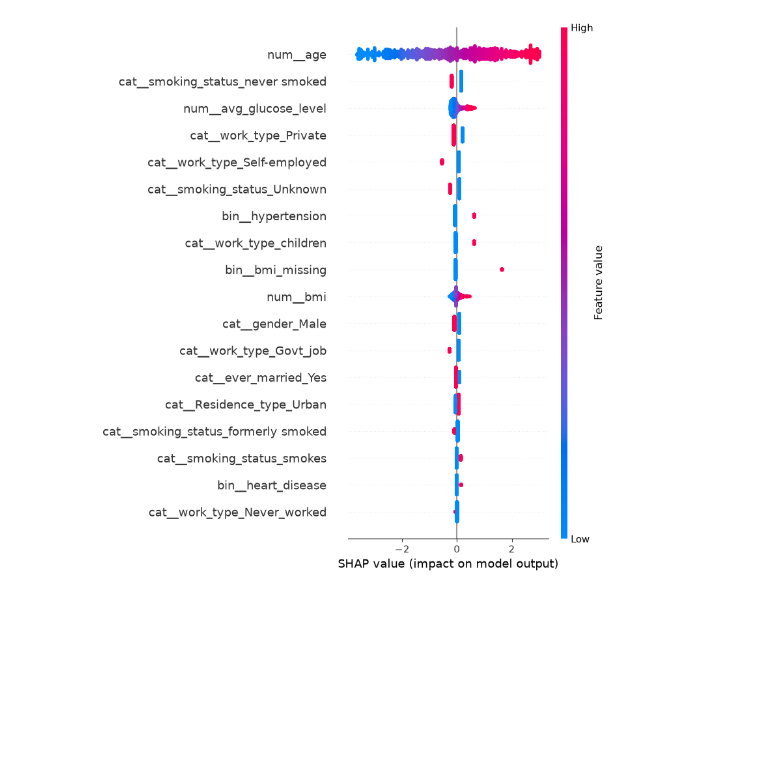
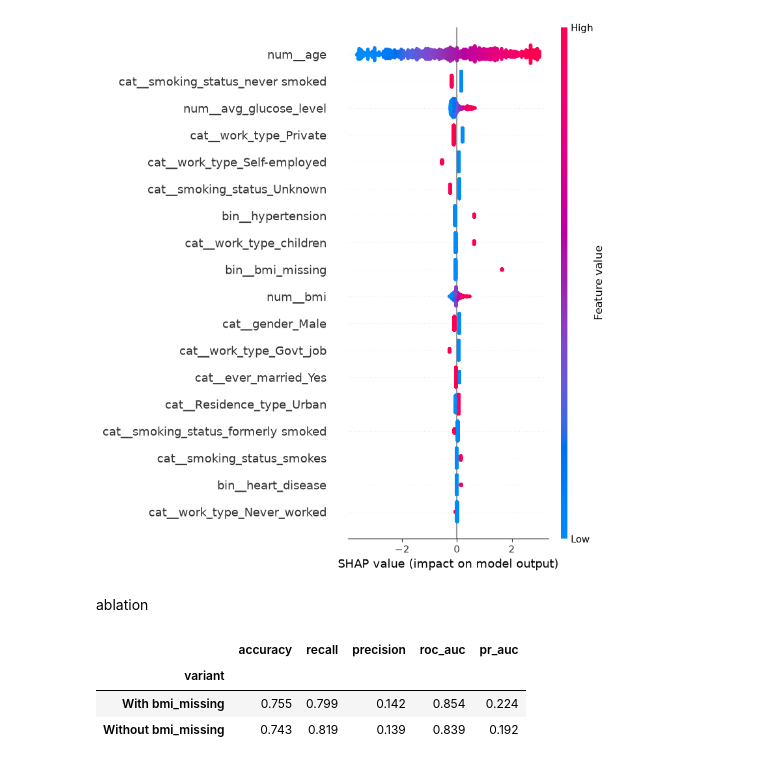
Before and after one commit to intissarmegtouf/stroke-prediction, a Jupyter notebook: notebooks/02_eda.ipynb, the cells around one changed output. Saved outputs shown, nothing was run; the diff lists cells and outputs as text; code cells hidden in the pictures; blank space fills up the shorter version.

```diff
--- a/notebooks/02_eda.ipynb
+++ b/notebooks/02_eda.ipynb
@@ -228,3 +228,34 @@ plt.show()
 # %% [output]
 Background dataset has 4087 samples but max_samples=100. Subsampling to 100 samples for SHAP value computation. To use all samples, set max_samples=4087 when initializing the masker.
 [figure]
+# %% [markdown]
+ablation
+# %%
+bin_cols_no_flag = ["hypertension", "heart_disease"]
+
+preprocessor_no_flag = ColumnTransformer([
+    ("num", numeric_pipe, num_cols),
+    ("bin", "passthrough", bin_cols_no_flag),
+    ("cat", cat_pipe, cat_cols),
+])
+
+variants = {
+    "With bmi_missing": preprocessor,
+    "Without bmi_missing": preprocessor_no_flag,
+}
+
+rows = []
+for name, prep in variants.items():
+    pipe = Pipeline([
+        ("prep", prep),
+        ("model", LogisticRegression(max_iter=1000, class_weight="balanced")),
+    ])
+    res = cross_validate(pipe, X_train, y_train, cv=cv, scoring=scoring)
+    rows.append({"variant": name, **{m: res[f"test_{m}"].mean() for m in scoring}})
+
+pd.DataFrame(rows).set_index("variant").round(3)
+# %% [output]
+|  | accuracy | recall | precision | roc_auc | pr_auc |
+| variant |  |  |  |  |  |
+| With bmi_missing | 0.755 | 0.799 | 0.142 | 0.854 | 0.224 |
+| Without bmi_missing | 0.743 | 0.819 | 0.139 | 0.839 | 0.192 |
```
Also changed, not shown: 1 other file.
